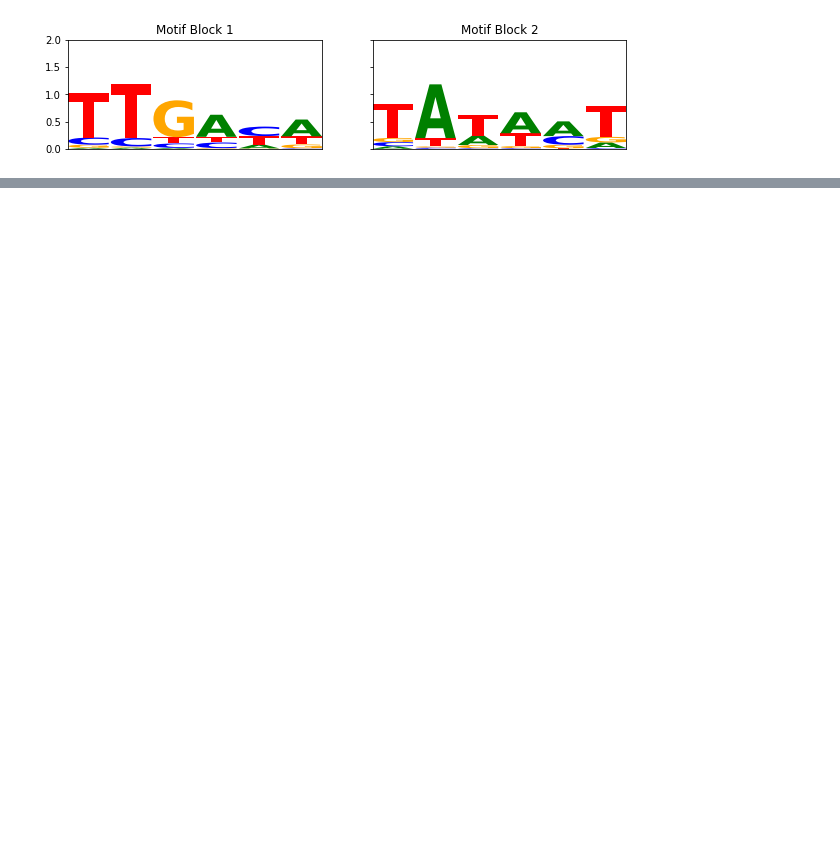
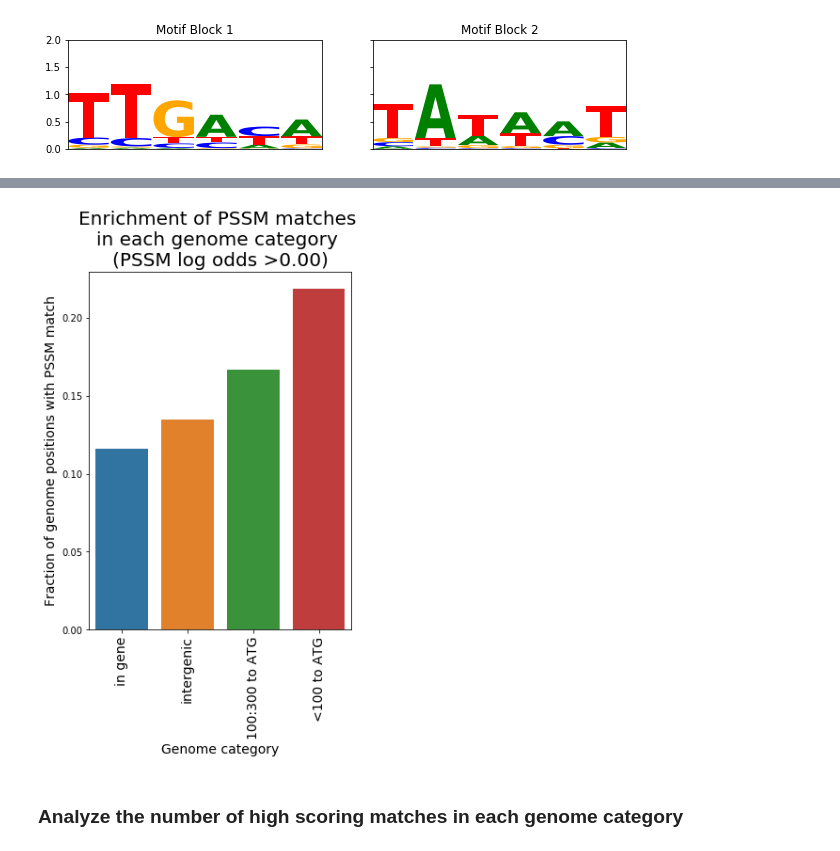
Before and after one commit to erinhwilson/promoter-id-from-rnaseq, a Jupyter notebook: analyze_consensus_motif.ipynb, the cells around one changed output, grey strips where cells are left out. Drawn from its saved outputs; the diff is of its cells as text; code cells hidden in the pictures; blank space fills up the shorter version.

```diff
--- a/analyze_consensus_motif.ipynb
+++ b/analyze_consensus_motif.ipynb
@@ -138,0 +127,8 @@ combo
+# %%
+pos_dist_array,pos_nearest_feat_array = cu.build_feature_distance_index(pos_feat_coords,GENOME_LEN)
+neg_dist_array,neg_nearest_feat_array = cu.build_feature_distance_index(neg_feat_coords,GENOME_LEN)
+
+# make category df for all positions in the gneome to get baseline counts
+# of each category
+baseline_cat_df = cu.build_genome_position_category_df(pos_dist_array, neg_dist_array)
+baseline_cat_df.head()
@@ -141,17 +143,0 @@ combo
-# %%
-genomes = [
-    ('genome_fwd','genome_fwd',gfwd),
-    ('genome_rev','genome_rev',grev)
-]
-
-# build variably spaced motifs
-var_spaced_motifs = cu.build_dict_of_motifs_to_try(m1, m2)
-
-whole_genome_motif_match_df = cu.find_and_score_motifs_in_seqs(var_spaced_motifs,genomes,{})
-
-cu.analyze_motif_matches_across_genome(whole_genome_motif_match_df,
-                                    pos_dist_array,
-                                    pos_nearest_feat_array,
-                                    neg_dist_array,
-                                    neg_nearest_feat_array
-                                    )
@@ -164,0 +144,7 @@ done!
+# %%
+# from the consensus motif blocks, build variably spaced PSSMs (with 15-18bp spacers)
+var_spaced_motifs = cu.build_dict_of_motifs_to_try(m1, m2)
+
+# search for PSSM matches in the forward and reverse direction
+motif_match_df = cu.find_and_score_motifs_in_seqs(var_spaced_motifs,genomes,{})
+motif_match_df.head()
@@ -164,0 +160,10 @@ done!
+# %%
+motif_match_cat_df = cu.analyze_motif_matches_across_genome(
+    motif_match_df,
+    baseline_cat_df,
+    pos_dist_array,
+    pos_nearest_feat_array,
+    neg_dist_array,
+    neg_nearest_feat_array)
+
+motif_match_cat_df
@@ -164,0 +181,6 @@ done!
+# %%
+cu.genome_category_normed_bar(motif_match_cat_df)
+# %% [output]
+[figure, added]
+# %% [markdown]
+### Analyze the number of high scoring matches in each genome category
```
Also changed, not shown: parts of 48 cells of this notebook, 1 other file.
